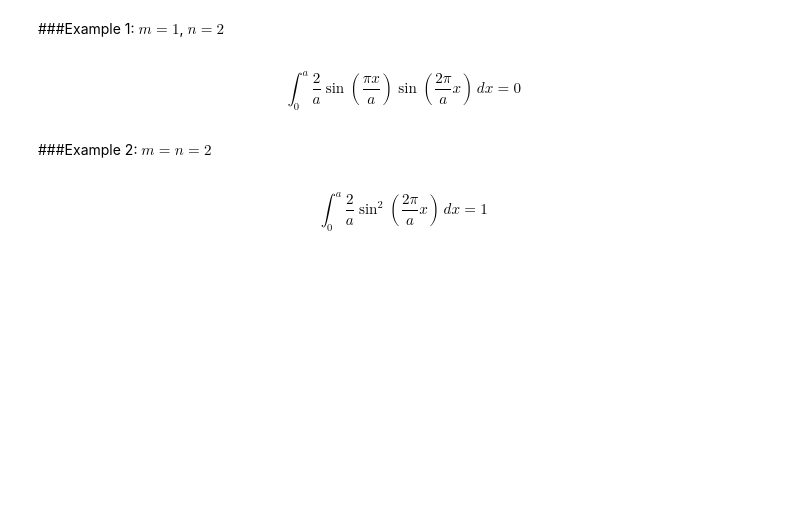
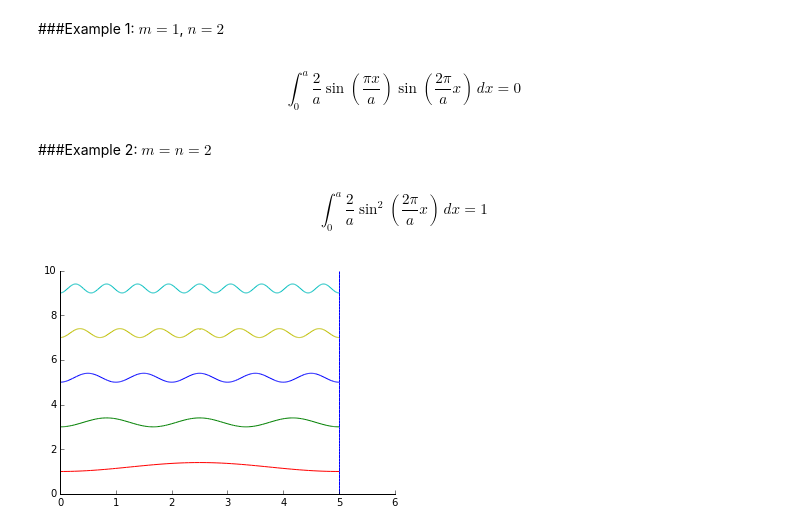
Before and after one commit to yingjerkao/quantumphysics, a Jupyter notebook: InfiniteWell/Infinite Well.ipynb, the cells around one changed output. Saved outputs shown, nothing was run; the diff lists cells and outputs as text; code cells hidden in the pictures; blank space fills up the shorter version.

```diff
--- a/InfiniteWell/Infinite Well.ipynb
+++ b/InfiniteWell/Infinite Well.ipynb
@@ -70,3 +70,17 @@ eg2=Integral(phi(2)*phi(2),(x,0,a))
 display(Eq(eg2,eg2.doit()))
 # %% [output]
 $$\int_{0}^{a} \frac{2}{a} \sin^{2}{\left (\frac{2 \pi}{a} x \right )}\, dx = 1$$
+# %%
+colors=['r','g','b','y','c','m','k']
+p = splt.plot_parametric((0, x),(x,0, 10), line_color='blue',show=False)
+p.extend(splt.plot_parametric((5, x),(x,0, 10), line_color='blue',show=False))
+for n in range(1,11,2):
+    fac=1
+    p.extend(plot(abs(phi2(n, 5))**2*fac+n , (x, 0, 5), line_color=colors[n//2],show=False))
+p.show()
+fig=p._backend.fig
+fig.set_size_inches(8,10)
+for n in range(1,11,2):
+    fig.text(6, n,'$\Psi_%s$' %(n))
+# %% [output]
+[figure, added]
```
Also changed, not shown: parts of 9 cells of this notebook.
